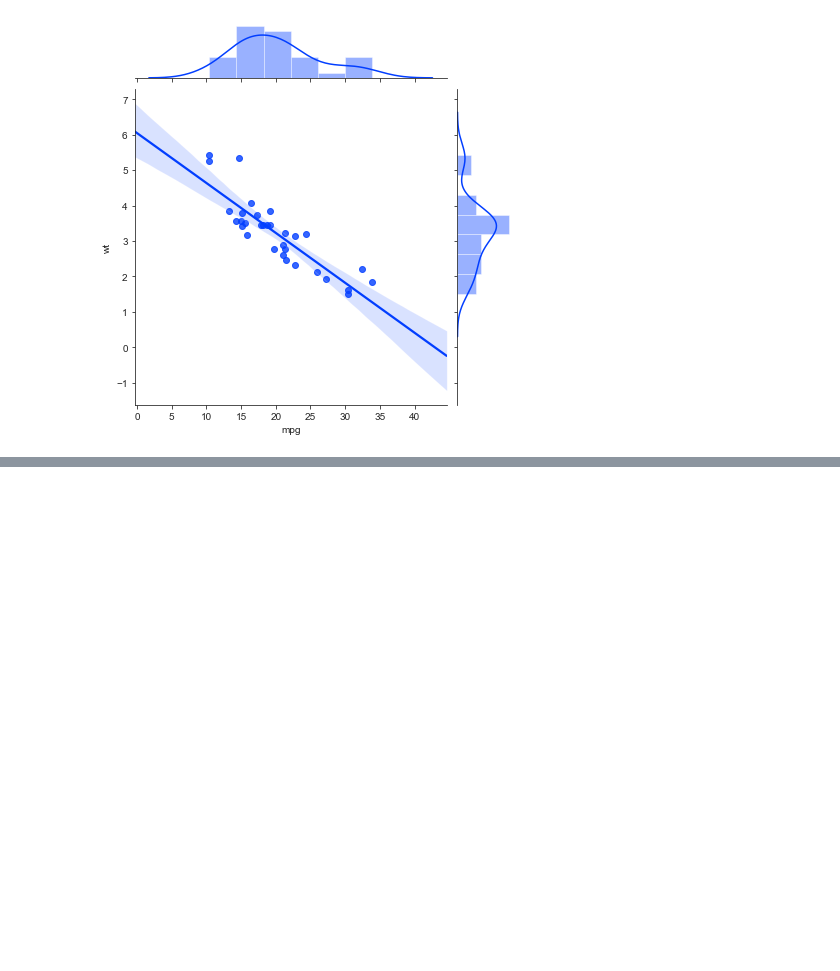
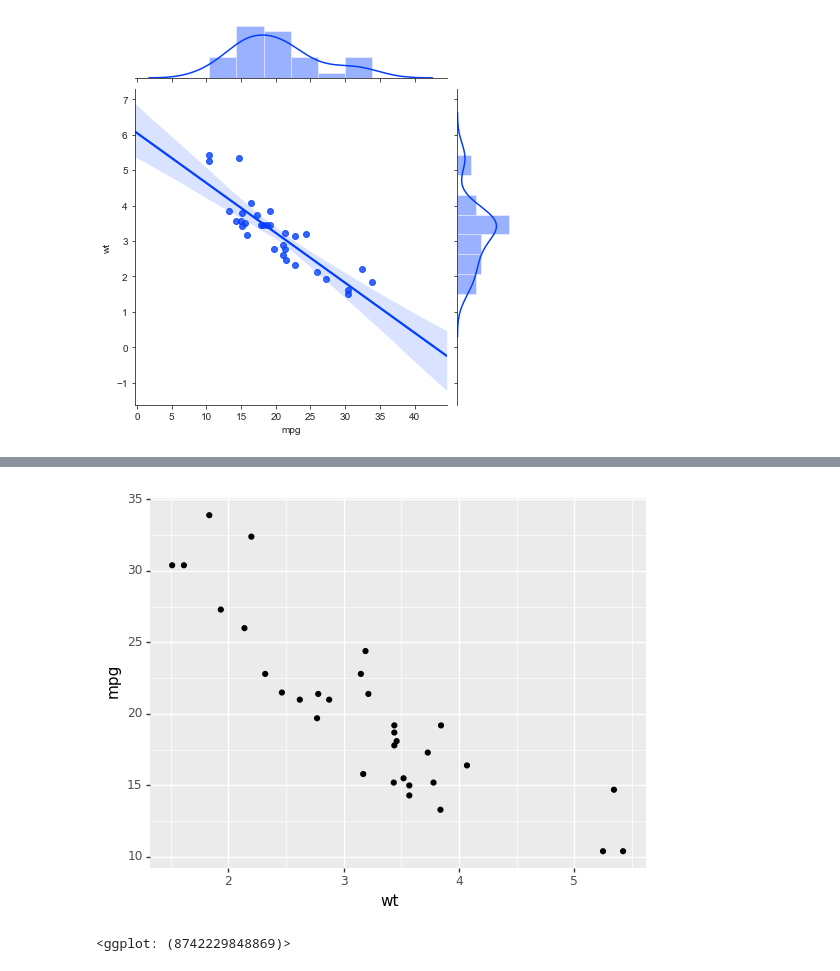
Before and after one commit to ShixiangWang/pybook, a Jupyter notebook: 14-advanced-vis.ipynb, the cells around one changed output, grey strips where cells are left out. Saved outputs shown, nothing was run; the diff lists cells and outputs as text; code cells hidden in the pictures; blank space fills up the shorter version.

```diff
--- a/14-advanced-vis.ipynb
+++ b/14-advanced-vis.ipynb
@@ -266,0 +345,6 @@ sns.jointplot(x='mpg', y='wt',
+# %%
+(ggplot(mtcars, aes(x='wt', y='mpg'))
+ + geom_point())
+# %% [output]
+[figure, added]
+<ggplot: (8742229848869)>
```
Also changed, not shown: parts of 35 cells of this notebook.
